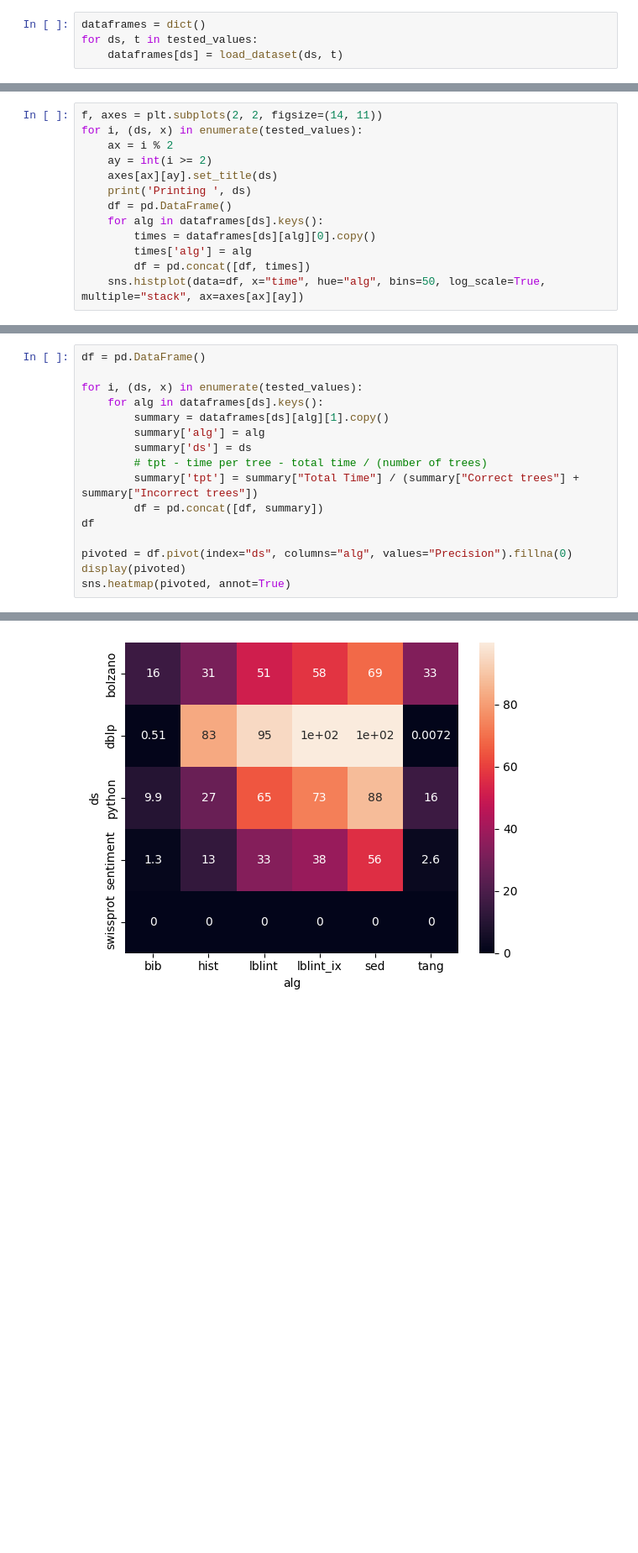
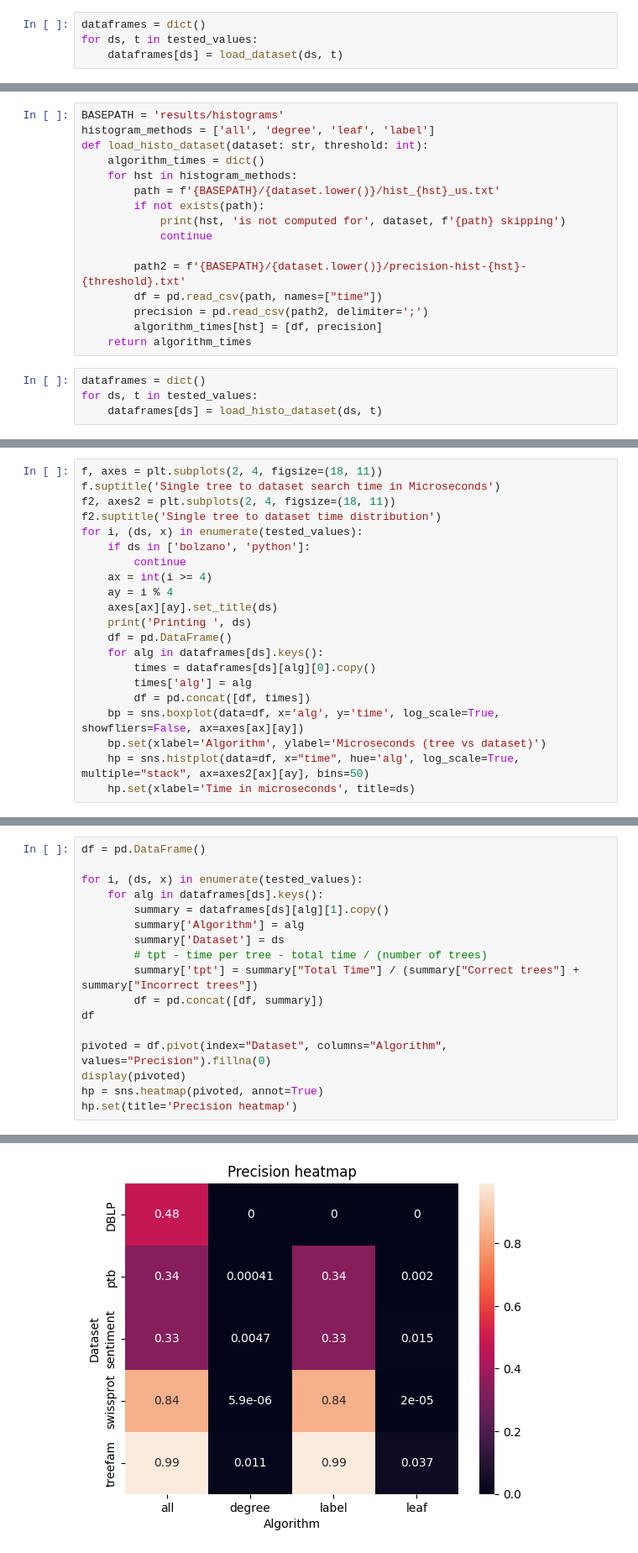
Before and after one commit to LukMRVC/tree-similiarity-experiments, a Jupyter notebook: viz.ipynb, the cells around one changed output, grey strips where cells are left out. Shown at 84% size. Cells and saved outputs as stored; diff of their text form; blank space fills up the shorter version.

```diff
--- a/viz.ipynb
+++ b/viz.ipynb
@@ -122,0 +151,20 @@ Printing  dblp 1 1
+# %%
+BASEPATH = 'results/histograms'
+histogram_methods = ['all', 'degree', 'leaf', 'label']
+def load_histo_dataset(dataset: str, threshold: int):
+    algorithm_times = dict()
+    for hst in histogram_methods:
+        path = f'{BASEPATH}/{dataset.lower()}/hist_{hst}_us.txt'
+        if not exists(path):
+            print(hst, 'is not computed for', dataset, f'{path} skipping')
+            continue
+
+        path2 = f'{BASEPATH}/{dataset.lower()}/precision-hist-{hst}-{threshold}.txt'
+        df = pd.read_csv(path, names=["time"])
+        precision = pd.read_csv(path2, delimiter=';')
+        algorithm_times[hst] = [df, precision]
+    return algorithm_times
+# %%
+dataframes = dict()
+for ds, t in tested_values:
+    dataframes[ds] = load_histo_dataset(ds, t)
@@ -123,8 +188,13 @@ Printing  dblp 1 1
 # %%
-f, axes = plt.subplots(2, 2, figsize=(14, 11))
+f, axes = plt.subplots(2, 4, figsize=(18, 11))
+f.suptitle('Single tree to dataset search time in Microseconds')
+f2, axes2 = plt.subplots(2, 4, figsize=(18, 11))
+f2.suptitle('Single tree to dataset time distribution')
 for i, (ds, x) in enumerate(tested_values):
-    ax = i % 2
-    ay = int(i >= 2)
+    if ds in ['bolzano', 'python']:
+        continue
+    ax = int(i >= 4)
+    ay = i % 4
     axes[ax][ay].set_title(ds)
     print('Printing ', ds)
     df = pd.DataFrame()
@@ -132,4 +202,7 @@ for i, (ds, x) in enumerate(tested_values):
         times = dataframes[ds][alg][0].copy()
         times['alg'] = alg
         df = pd.concat([df, times])
-    sns.histplot(data=df, x="time", hue="alg", bins=50, log_scale=True, multiple="stack", ax=axes[ax][ay])
+    bp = sns.boxplot(data=df, x='alg', y='time', log_scale=True, showfliers=False, ax=axes[ax][ay])
+    bp.set(xlabel='Algorithm', ylabel='Microseconds (tree vs dataset)')
+    hp = sns.histplot(data=df, x="time", hue='alg', log_scale=True, multiple="stack", ax=axes2[ax][ay], bins=50)
+    hp.set(xlabel='Time in microseconds', title=ds)
@@ -143,14 +220,15 @@ df = pd.DataFrame()
 for i, (ds, x) in enumerate(tested_values):
     for alg in dataframes[ds].keys():
         summary = dataframes[ds][alg][1].copy()
-        summary['alg'] = alg
-        summary['ds'] = ds
+        summary['Algorithm'] = alg
+        summary['Dataset'] = ds
         # tpt - time per tree - total time / (number of trees)
         summary['tpt'] = summary["Total Time"] / (summary["Correct trees"] + summary["Incorrect trees"])
         df = pd.concat([df, summary])
 df
 
-pivoted = df.pivot(index="ds", columns="alg", values="Precision").fillna(0)
+pivoted = df.pivot(index="Dataset", columns="Algorithm", values="Precision").fillna(0)
 display(pivoted)
-sns.heatmap(pivoted, annot=True)
+hp = sns.heatmap(pivoted, annot=True)
+hp.set(title='Precision heatmap')
 # %% [output]
@@ -165 +243 @@ sns.heatmap(pivoted, annot=True)
-[figure, old version]
+[figure, new version]
```
Also changed, not shown: parts of 28 cells of this notebook, 1 other file.
